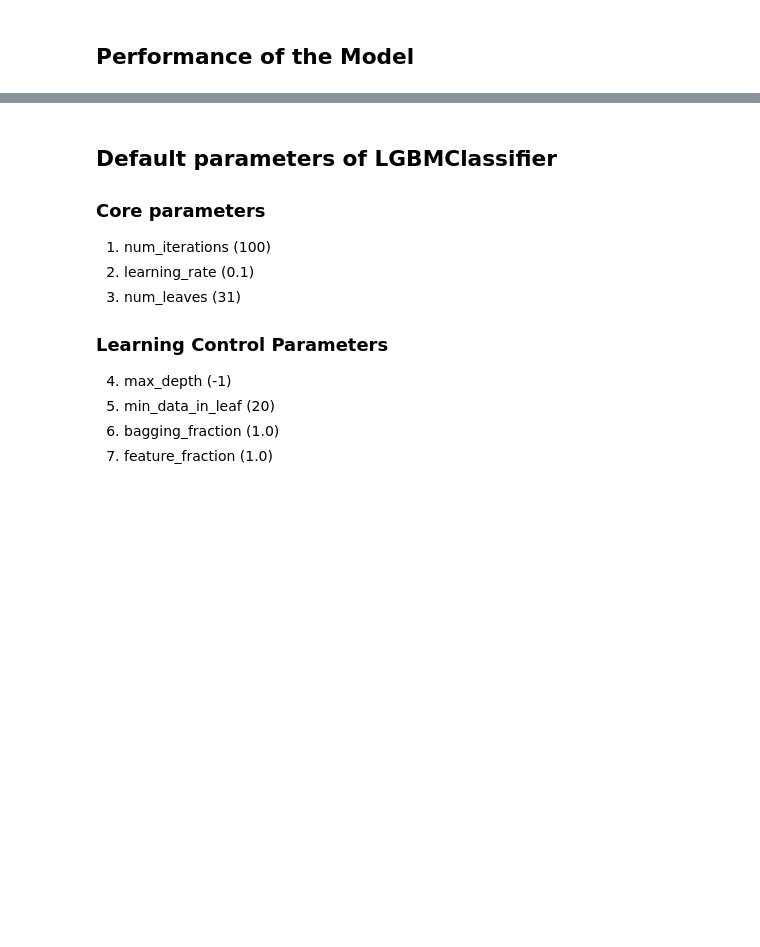
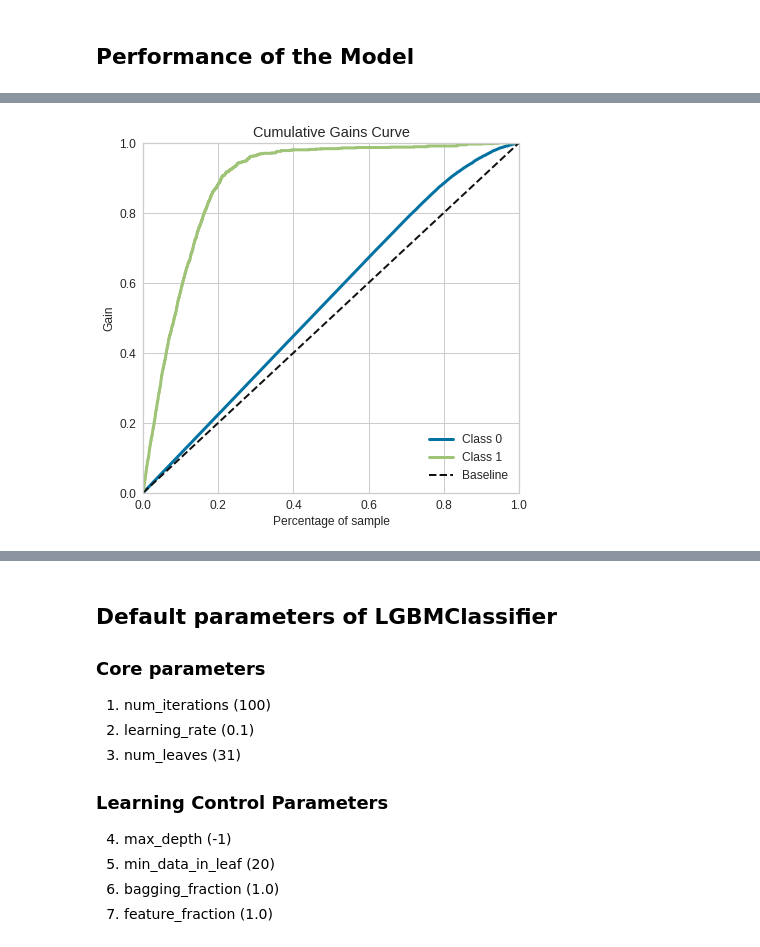
Before and after one commit to des137/Machine-Learning-Classifier-Example, a Jupyter notebook: Model.ipynb, the cells around one changed output, grey strips where cells are left out. Drawn from its saved outputs; the diff is of its cells as text; code cells hidden in the pictures; blank space fills up the shorter version.

```diff
--- a/Model.ipynb
+++ b/Model.ipynb
@@ -195,0 +221,6 @@ plt.show()
+# %%
+fig, ax = plt.subplots(figsize=(6, 6))
+y_probas = model.predict_proba(X_test)
+plot_cumulative_gain(y_test, y_probas, ax=ax);
+# %% [output]
+[figure, added]
```
Also changed, not shown: parts of 21 cells of this notebook, 7 other files.
